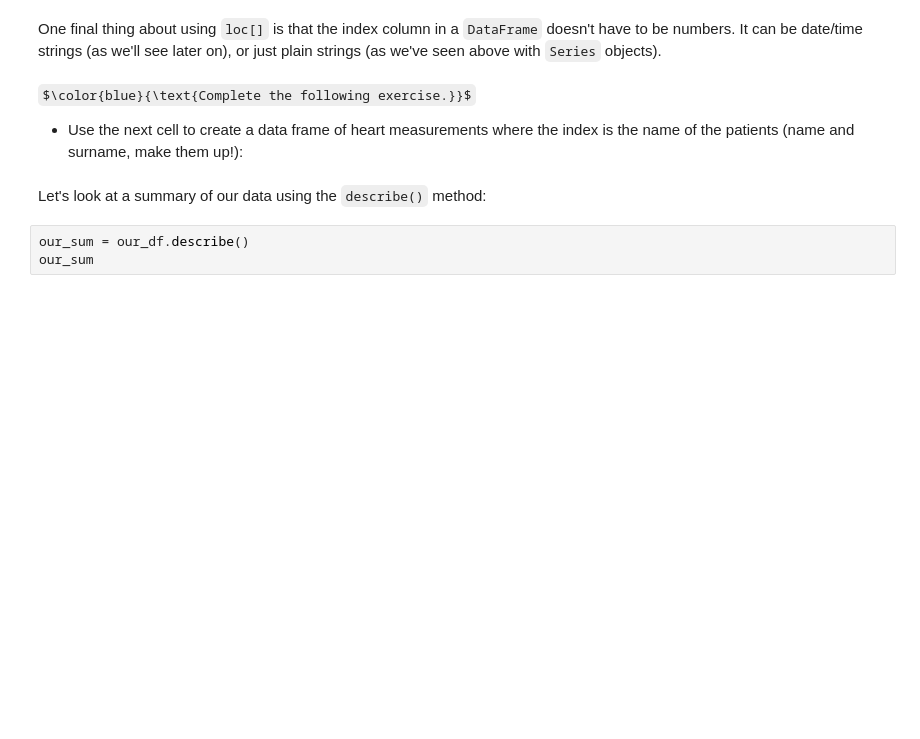
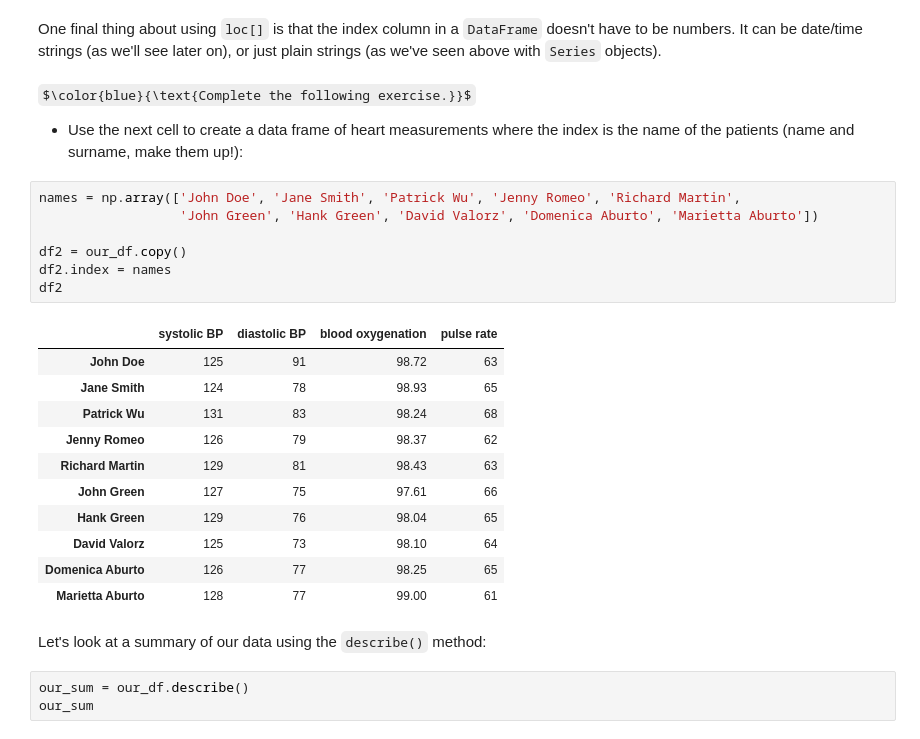
Before and after one commit to mrfrmtz/FDSPython, a Jupyter notebook: tutorial018-Pandas-Advanced-WorkingWithData.ipynb, the cells around one changed output. Saved outputs shown, nothing was run; the diff lists cells and outputs as text; some formulas as TeX source; blank space fills up the shorter version.

```diff
--- a/tutorial018-Pandas-Advanced-WorkingWithData.ipynb
+++ b/tutorial018-Pandas-Advanced-WorkingWithData.ipynb
@@ -316,6 +520,25 @@ One final thing about using `loc[]` is that the index column in a `DataFrame` do
 $\color{blue}{\text{Complete the following exercise.}}$
 
   - Use the next cell to create a data frame of heart measurements where the index is the name of the patients (name and surname, make them up!):
+# %%
+names = np.array(['John Doe', 'Jane Smith', 'Patrick Wu', 'Jenny Romeo', 'Richard Martin',
+                  'John Green', 'Hank Green', 'David Valorz', 'Domenica Aburto', 'Marietta Aburto'])
+
+df2 = our_df.copy()
+df2.index = names
+df2
+# %% [output]
+|  | systolic BP | diastolic BP | blood oxygenation | pulse rate |
+| John Doe | 125 | 91 | 98.72 | 63 |
+| Jane Smith | 124 | 78 | 98.93 | 65 |
+| Patrick Wu | 131 | 83 | 98.24 | 68 |
+| Jenny Romeo | 126 | 79 | 98.37 | 62 |
+| Richard Martin | 129 | 81 | 98.43 | 63 |
+| John Green | 127 | 75 | 97.61 | 66 |
+| Hank Green | 129 | 76 | 98.04 | 65 |
+| David Valorz | 125 | 73 | 98.10 | 64 |
+| Domenica Aburto | 126 | 77 | 98.25 | 65 |
+| Marietta Aburto | 128 | 77 | 99.00 | 61 |
 # %% [markdown]
 Let's look at a summary of our data using the `describe()` method:
 # %%
```
Also changed, not shown: parts of 70 cells of this notebook, 1 other file.
